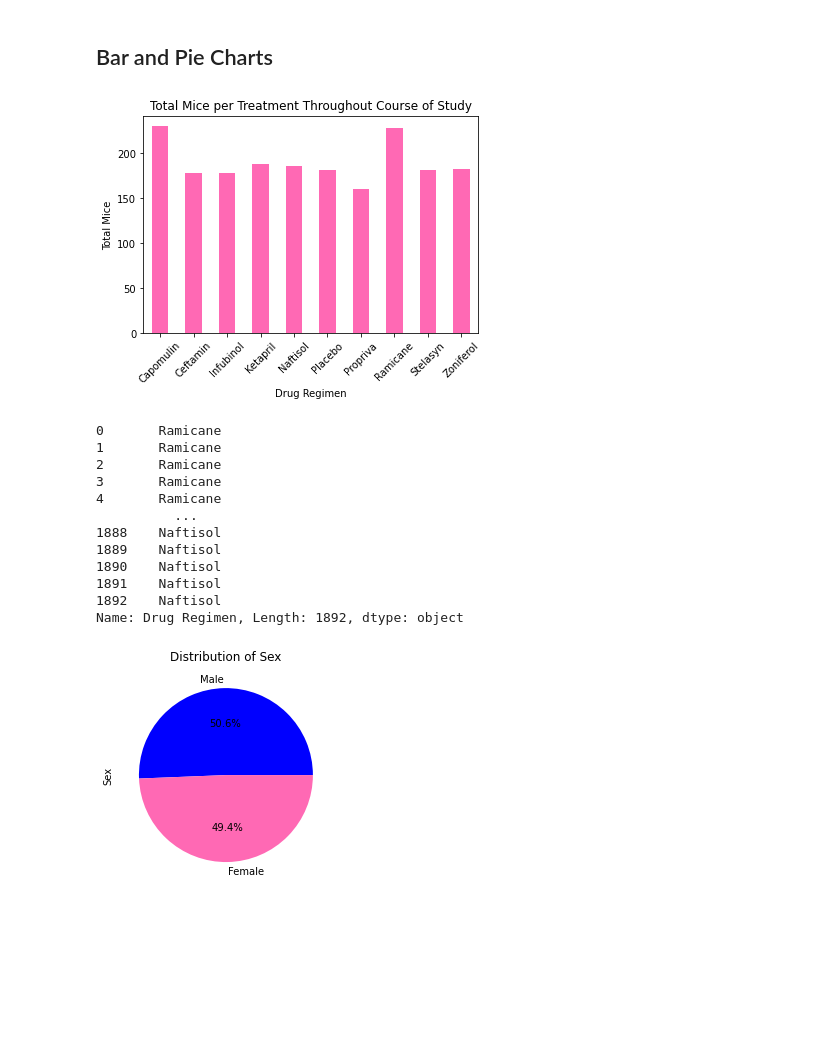
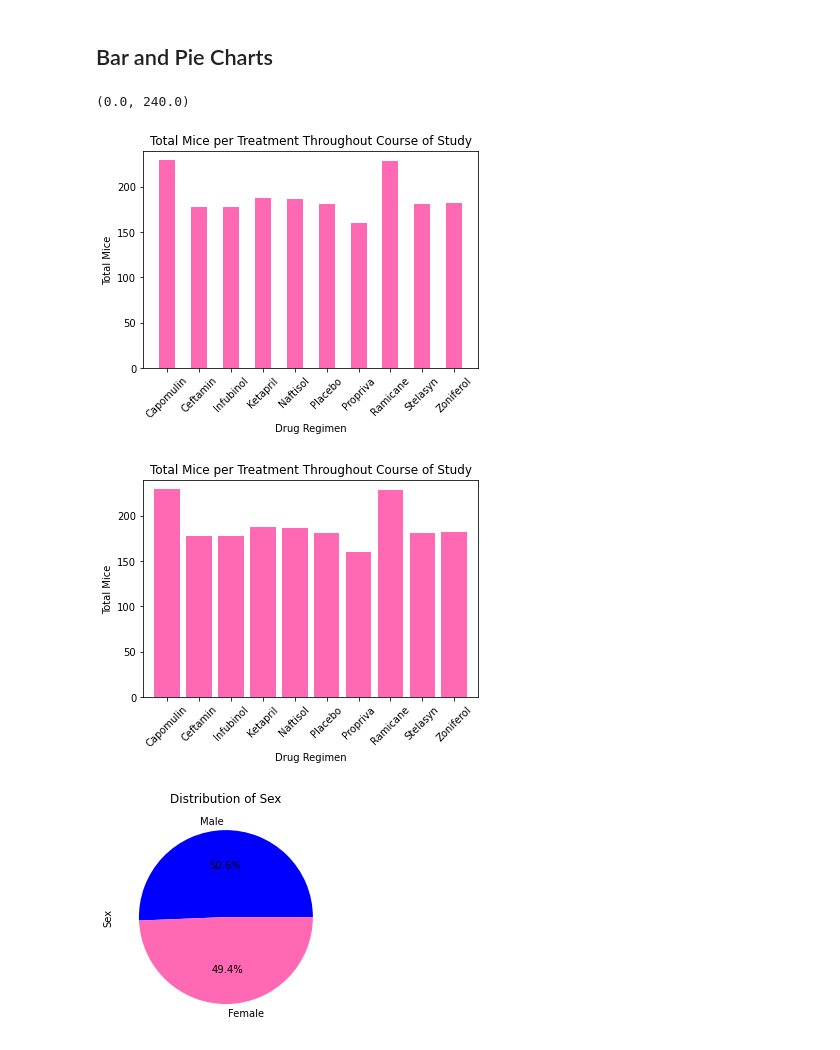
Before and after one commit to MorganMaciupa/The-Power-of-MatPlotLib, a Jupyter notebook: pymaceuticals_starter.ipynb, the cells around one changed output. Saved outputs shown, nothing was run; the diff lists cells and outputs as text; code cells hidden in the pictures; blank space fills up the shorter version.

Commit message:
working for bar, pie, line, scatter plots with linregree and correlation coefficient

```diff
--- a/pymaceuticals_starter.ipynb
+++ b/pymaceuticals_starter.ipynb
@@ -109,28 +127,31 @@ drug_regimen_df.round(2)
 # %%
 # Generate a bar plot showing the total number of mice for each treatment throughout the course of the study using pandas.
 
 total_mice = drug_regimen['Mouse ID'].count()
 total_mice
 
 total_mice_df = pd.DataFrame({"Total Mice": total_mice})
 total_mice_plot = total_mice_df.plot.bar(rot=45, ylabel='Total Mice', color='hotpink', title='Total Mice per Treatment Throughout Course of Study', legend=None)
+plt.xlim(-0.75, len(total_mice.index)-0.25)
+plt.ylim(0, max(total_mice)+10)
+plt.savefig("Images/Pandas_TotalMice.png")
 # %% [output]
+(0.0, 240.0)
-[figure, old version]
+[figure, new version]
 # %%
 # Generate a bar plot showing the total number of mice for each treatment throughout the course of the study using pyplot.
+
+plt.bar(total_mice.index, total_mice.values, color='hotpink')
+plt.title('Total Mice per Treatment Throughout Course of Study')
+plt.xlabel("Drug Regimen")
+plt.ylabel("Total Mice")
+plt.xticks(rotation=45)
+plt.xlim(-0.75, len(total_mice.index)-0.25)
+plt.ylim(0, max(total_mice)+10)
+
+plt.savefig("Images/PyPlot_TotalMice.png")
 # %% [output]
-0       Ramicane
-1       Ramicane
-2       Ramicane
-3       Ramicane
-4       Ramicane
-          ...
-1888    Naftisol
-1889    Naftisol
-1890    Naftisol
-1891    Naftisol
-1892    Naftisol
-Name: Drug Regimen, Length: 1892, dtype: object
+[figure, added]
 # %%
 # Generate a pie plot showing the distribution of female versus male mice using pandas
 
```
Also changed, not shown: parts of 11 cells of this notebook, 1 other file.
